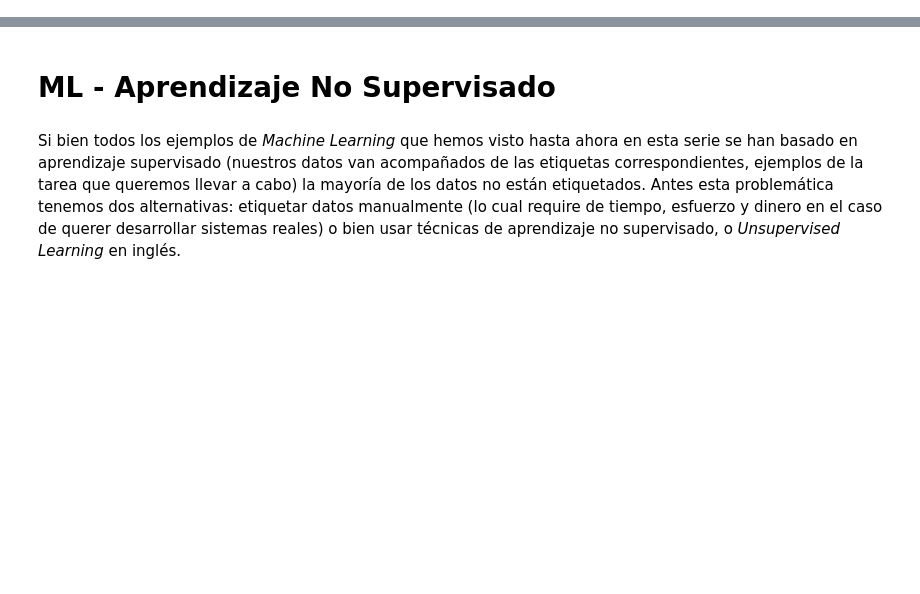
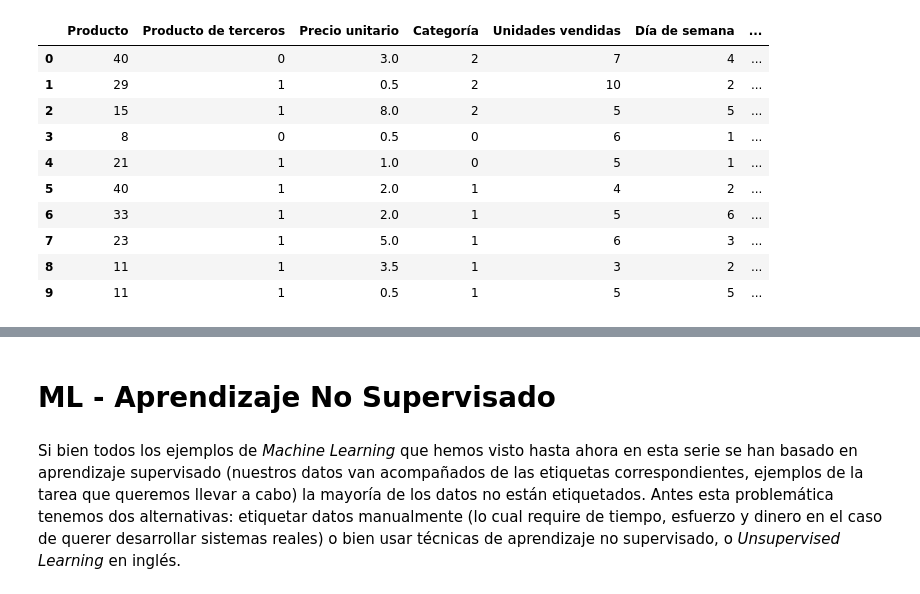
Before and after one commit to CoaDiego/SIS420---IA, a Jupyter notebook: Final/AprendizajeNOsupervisado_Final.ipynb, the cells around one changed output, grey strips where cells are left out. Saved outputs shown, nothing was run; the diff lists cells and outputs as text; code cells hidden in the pictures; blank space fills up the shorter version.

```diff
--- a/Final/AprendizajeNOsupervisado_Final.ipynb
+++ b/Final/AprendizajeNOsupervisado_Final.ipynb
@@ -2,0 +8,15 @@
+# %%
+# Importar pandas para manejar los datos
+import pandas as pd
+
+# Cargar el dataset desde el archivo CSV
+df = pd.read_csv("/content/drive/Othercomputers/Mi PC/Semestre 2-2024/SIS420 - INTELIGENCIA ARTIFICIAL I/SIS420---IA/Final/panaderia_dataset.csv")
+
+# Ver las primeras filas del dataset para inspeccionar los datos
+print(df.head())
+
+# Ver las columnas del dataset
+print(df.columns)
+
+# Si deseas ver un resumen de las estadísticas descriptivas del dataset
+print(df.describe())
@@ -2,0 +41,31 @@
+# %%
+from sklearn.cluster import KMeans
+
+# Seleccionar todas las columnas para el modelo (sin excluir ninguna columna)
+X = df[['Producto', 'Producto de terceros', 'Precio unitario', 'Categoría',
+        'Unidades vendidas', 'Día de semana', 'Hora del día', 'Cliente regular',
+        'Método de pago', 'Zona de panadería', 'Día laboral durante feriado']]
+
+# Definir el número de clusters (por ejemplo, 4)
+kmeans = KMeans(n_clusters=4, random_state=42)
+
+# Ajustar el modelo a todas las características seleccionadas
+kmeans.fit(X)
+
+# Obtener las etiquetas (cluster asignado para cada fila)
+df['Cluster'] = kmeans.labels_
+
+# Ver los primeros 10 resultados con el cluster asignado
+df.head(10)
+# %% [output]
+|  | Producto | Producto de terceros | Precio unitario | Categoría | Unidades vendidas | Día de semana | ... |
+| 0 | 40 | 0 | 3.0 | 2 | 7 | 4 | ... |
+| 1 | 29 | 1 | 0.5 | 2 | 10 | 2 | ... |
+| 2 | 15 | 1 | 8.0 | 2 | 5 | 5 | ... |
+| 3 | 8 | 0 | 0.5 | 0 | 6 | 1 | ... |
+| 4 | 21 | 1 | 1.0 | 0 | 5 | 1 | ... |
+| 5 | 40 | 1 | 2.0 | 1 | 4 | 2 | ... |
+| 6 | 33 | 1 | 2.0 | 1 | 5 | 6 | ... |
+| 7 | 23 | 1 | 5.0 | 1 | 6 | 3 | ... |
+| 8 | 11 | 1 | 3.5 | 1 | 3 | 2 | ... |
+| 9 | 11 | 1 | 0.5 | 1 | 5 | 5 | ... |
```
Also changed, not shown: parts of 4 cells of this notebook, 2 other files.
